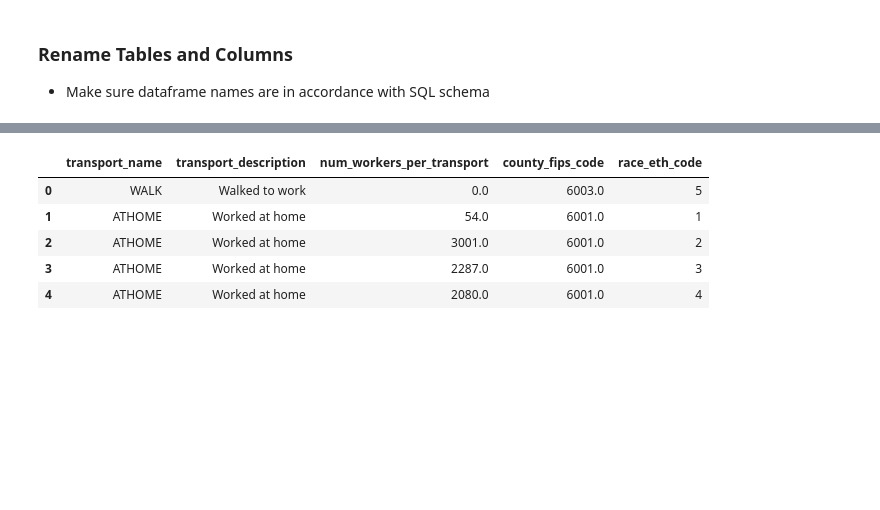
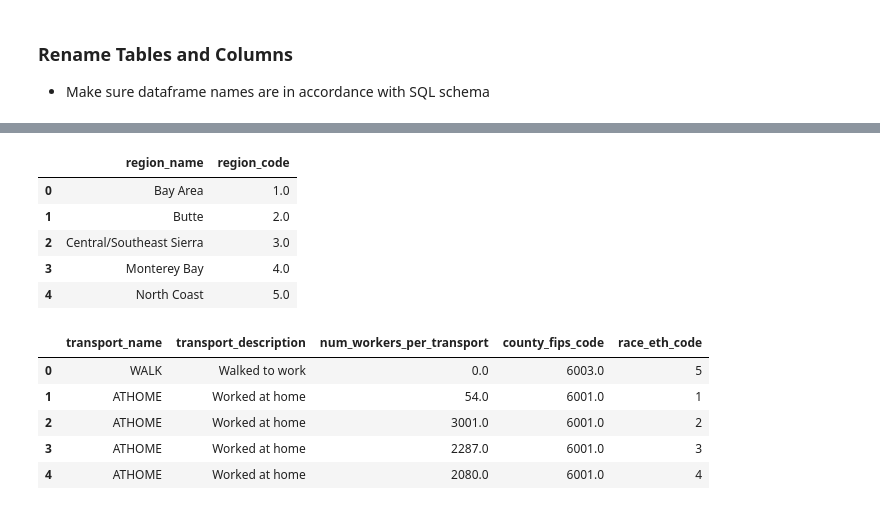
Before and after one commit to selgho23/ETL_project, a Jupyter notebook: ETL_code.ipynb, the cells around one changed output, grey strips where cells are left out. Saved outputs shown, nothing was run; the diff lists cells and outputs as text; code cells hidden in the pictures; blank space fills up the shorter version.

```diff
--- a/ETL_code.ipynb
+++ b/ETL_code.ipynb
@@ -170,6 +170,14 @@ counties.head()
 | 4 | Calaveras | 6009.0 | 3.0 | 73.69 |
 # %%
 regions = regions_joined
+regions.head()
+# %% [output]
+|  | region_name | region_code |
+| 0 | Bay Area | 1.0 |
+| 1 | Butte | 2.0 |
+| 2 | Central/Southeast Sierra | 3.0 |
+| 3 | Monterey Bay | 4.0 |
+| 4 | North Coast | 5.0 |
 # %%
 ethnicity = race_eth_joined
 # %%
```
Also changed, not shown: parts of 10 cells of this notebook.
